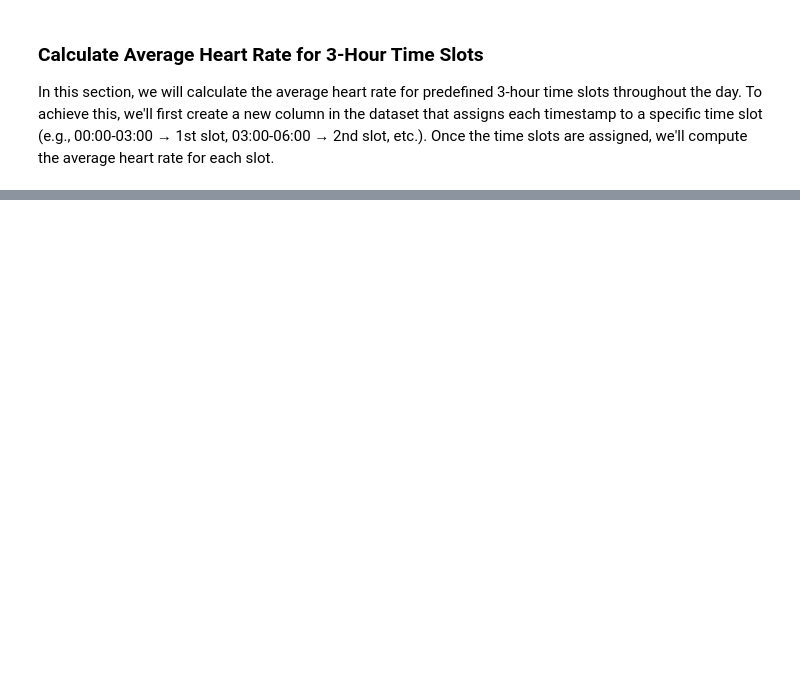
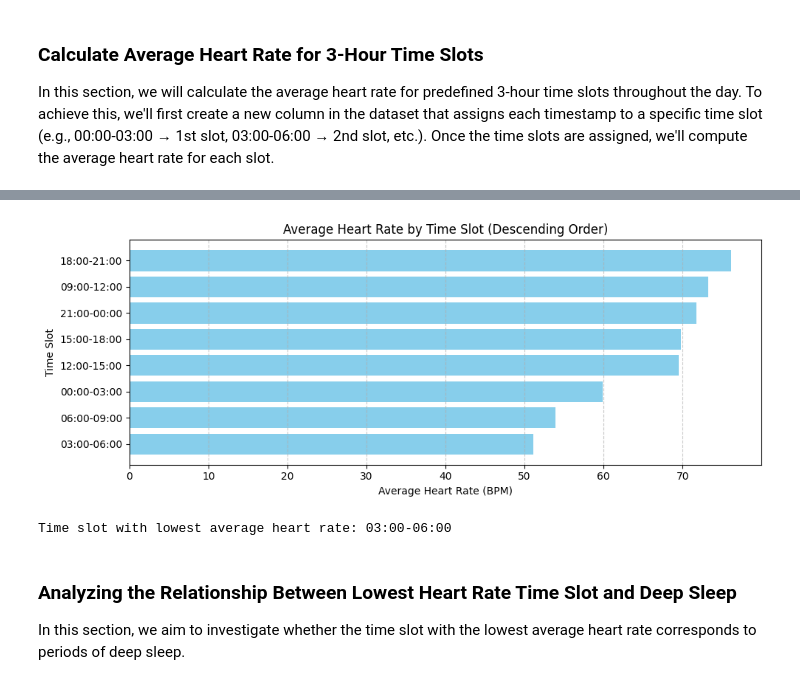
Before and after one commit to valecase4/GarminHeartRate, a Jupyter notebook: main.ipynb, the cells around one changed output, grey strips where cells are left out. Saved outputs shown, nothing was run; the diff lists cells and outputs as text; code cells hidden in the pictures; blank space fills up the shorter version.

```diff
--- a/main.ipynb
+++ b/main.ipynb
@@ -216,0 +235,25 @@ average_heart_rate_by_slot
+# %%
+average_heart_rate_by_slot = average_heart_rate_by_slot.sort_values(by='heart_rates', ascending=True)
+
+plt.figure(figsize=(10,4))
+
+plt.barh(average_heart_rate_by_slot["time"], average_heart_rate_by_slot["heart_rates"], color='skyblue')
+plt.xlabel("Average Heart Rate (BPM)")
+plt.ylabel("Time Slot")
+plt.title("Average Heart Rate by Time Slot (Descending Order)")
+plt.grid(axis='x', linestyle='--', alpha=0.7)
+plt.tight_layout()
+plt.show()
+# %% [output]
+[figure, added]
+# %%
+min_heart_rate_idx = average_heart_rate_by_slot["heart_rates"].idxmin()
+lowest_heart_rate_slot = average_heart_rate_by_slot.loc[min_heart_rate_idx, "time"]
+
+print(f"Time slot with lowest average heart rate: {lowest_heart_rate_slot}")
+# %% [output]
+Time slot with lowest average heart rate: 03:00-06:00
+# %% [markdown]
+### Analyzing the Relationship Between Lowest Heart Rate Time Slot and Deep Sleep
+
+In this section, we aim to investigate whether the time slot with the lowest average heart rate corresponds to periods of deep sleep.
```
Also changed, not shown: parts of 22 cells of this notebook, 19 other files.
